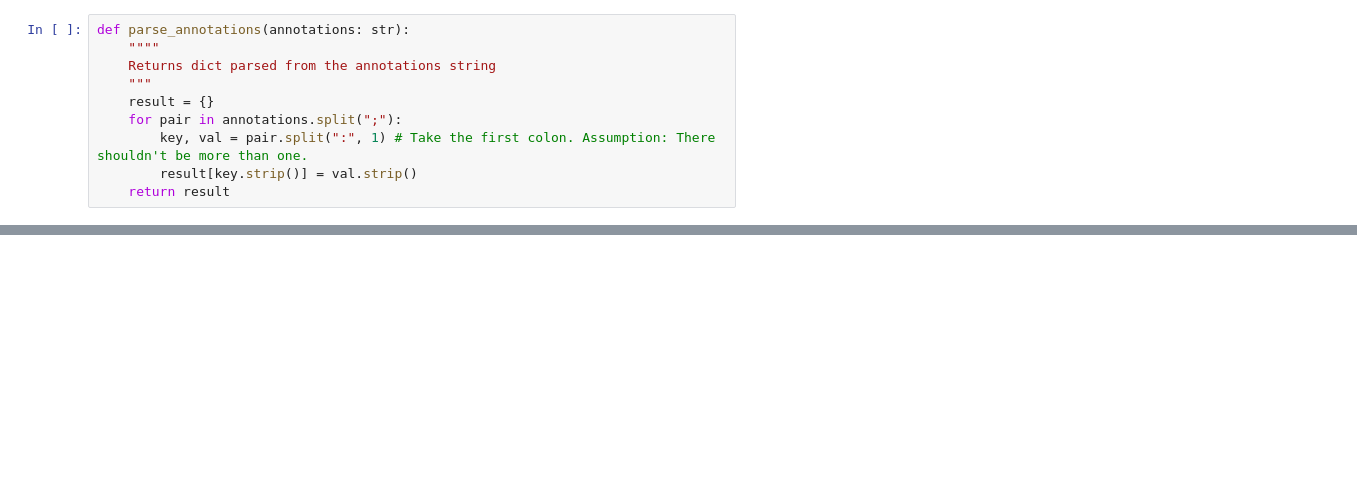
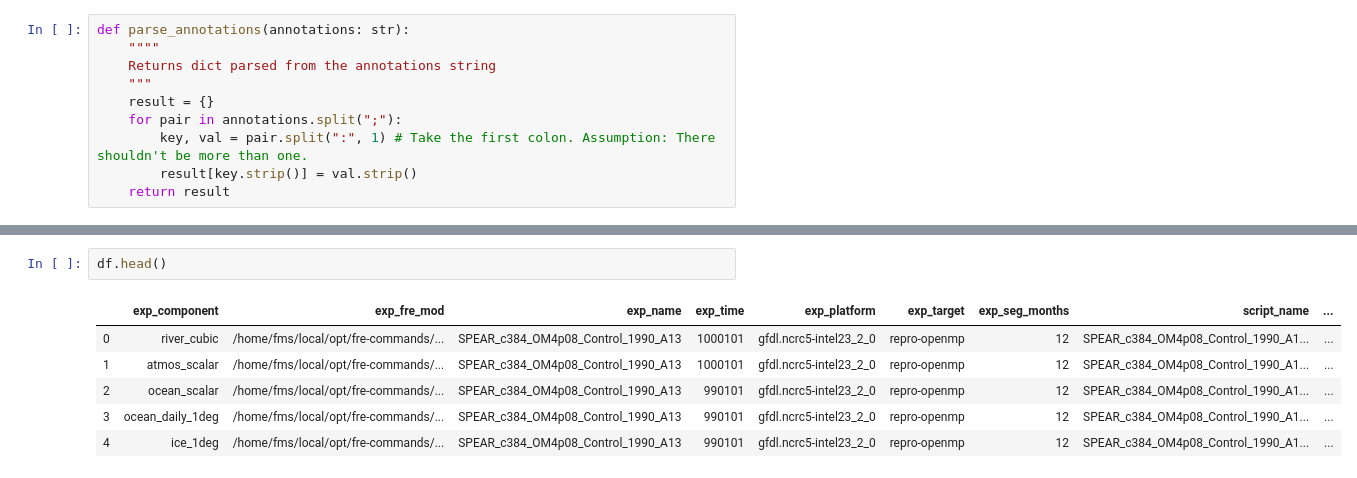
Before and after one commit to NOAA-GFDL/epmt, a Jupyter notebook: notebooks/JK_EPMT_Play1.ipynb, the cells around one changed output, grey strips where cells are left out. Drawn from its saved outputs; the diff is of its cells as text; blank space fills up the shorter version.

```diff
--- a/notebooks/JK_EPMT_Play1.ipynb
+++ b/notebooks/JK_EPMT_Play1.ipynb
@@ -59,0 +95,9 @@ print(data)
+# %%
+df.head()
+# %% [output]
+|  | exp_component | exp_fre_mod | exp_name | exp_time | exp_platform | exp_target | exp_seg_months | script_name | ... |
+| 0 | river_cubic | /home/fms/local/opt/fre-commands/... | SPEAR_c384_OM4p08_Control_1990_A13 | 1000101 | gfdl.ncrc5-intel23_2_0 | repro-openmp | 12 | SPEAR_c384_OM4p08_Control_1990_A1... | ... |
+| 1 | atmos_scalar | /home/fms/local/opt/fre-commands/... | SPEAR_c384_OM4p08_Control_1990_A13 | 1000101 | gfdl.ncrc5-intel23_2_0 | repro-openmp | 12 | SPEAR_c384_OM4p08_Control_1990_A1... | ... |
+| 2 | ocean_scalar | /home/fms/local/opt/fre-commands/... | SPEAR_c384_OM4p08_Control_1990_A13 | 990101 | gfdl.ncrc5-intel23_2_0 | repro-openmp | 12 | SPEAR_c384_OM4p08_Control_1990_A1... | ... |
+| 3 | ocean_daily_1deg | /home/fms/local/opt/fre-commands/... | SPEAR_c384_OM4p08_Control_1990_A13 | 990101 | gfdl.ncrc5-intel23_2_0 | repro-openmp | 12 | SPEAR_c384_OM4p08_Control_1990_A1... | ... |
+| 4 | ice_1deg | /home/fms/local/opt/fre-commands/... | SPEAR_c384_OM4p08_Control_1990_A13 | 990101 | gfdl.ncrc5-intel23_2_0 | repro-openmp | 12 | SPEAR_c384_OM4p08_Control_1990_A1... | ... |
```
Also changed, not shown: parts of 14 cells of this notebook.
